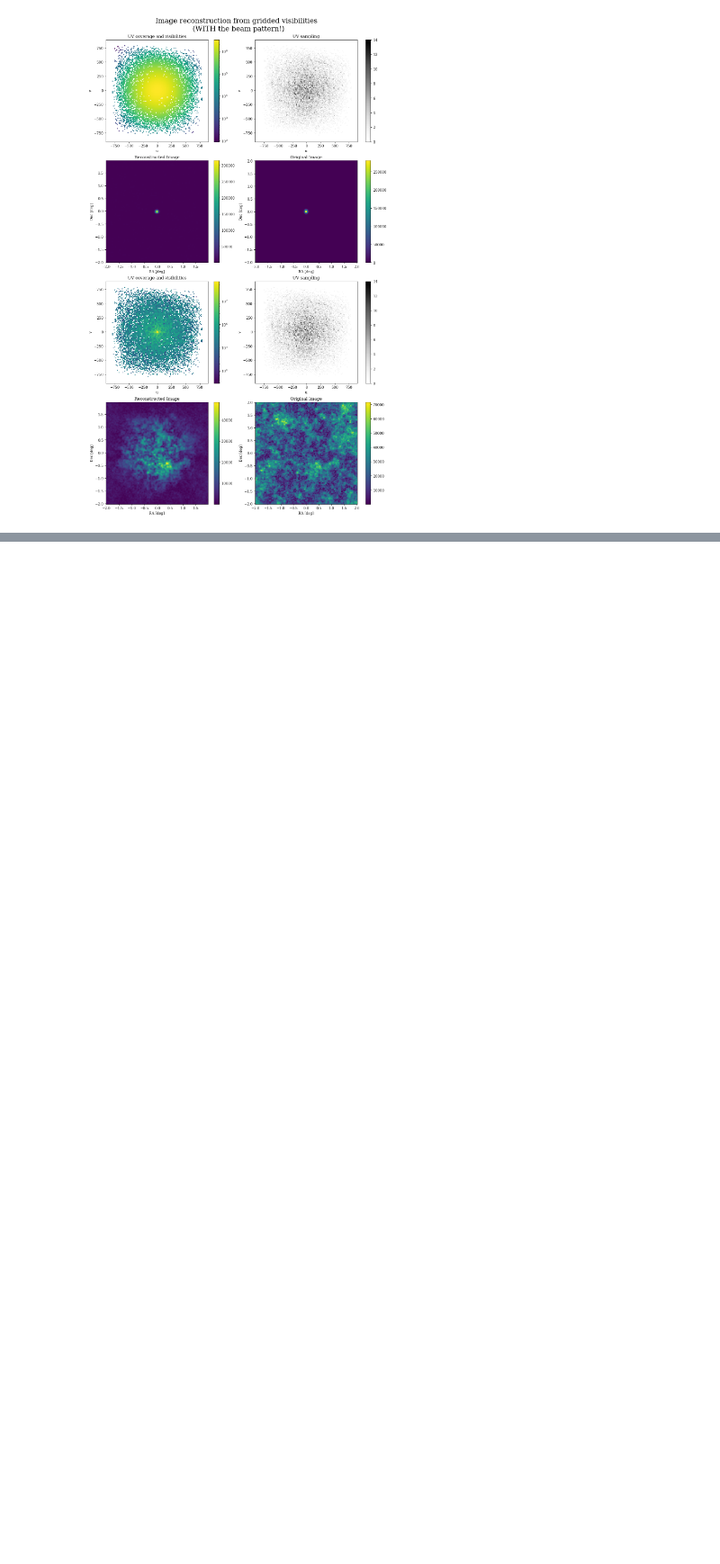
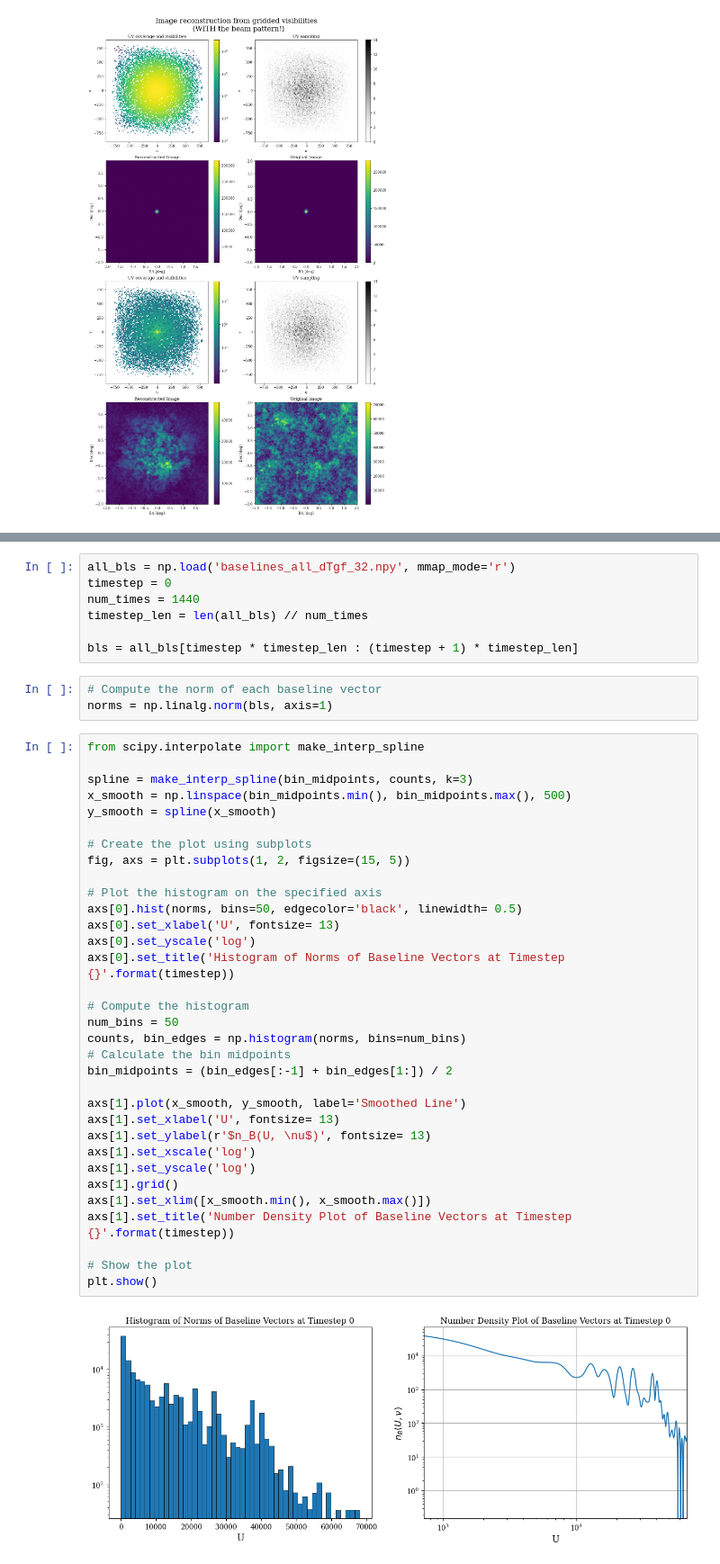
Before and after one commit to vitraj/visest, a Jupyter notebook: Misc_tests_notebook.ipynb, the cells around one changed output, grey strips where cells are left out. Shown at 90% size. Saved outputs shown, nothing was run; the diff lists cells and outputs as text; blank space fills up the shorter version.

```diff
--- a/Misc_tests_notebook.ipynb
+++ b/Misc_tests_notebook.ipynb
@@ -797,0 +830,45 @@ plt.colorbar(im31, ax=axs[3,1])
+# %%
+all_bls = np.load('baselines_all_dTgf_32.npy', mmap_mode='r')
+timestep = 0
+num_times = 1440
+timestep_len = len(all_bls) // num_times
+
+bls = all_bls[timestep * timestep_len : (timestep + 1) * timestep_len]
+# %%
+# Compute the norm of each baseline vector
+norms = np.linalg.norm(bls, axis=1)
+# %%
+from scipy.interpolate import make_interp_spline
+
+spline = make_interp_spline(bin_midpoints, counts, k=3)
+x_smooth = np.linspace(bin_midpoints.min(), bin_midpoints.max(), 500)
+y_smooth = spline(x_smooth)
+
+# Create the plot using subplots
+fig, axs = plt.subplots(1, 2, figsize=(15, 5))
+
+# Plot the histogram on the specified axis
+axs[0].hist(norms, bins=50, edgecolor='black', linewidth= 0.5)
+axs[0].set_xlabel('U', fontsize= 13)
+axs[0].set_yscale('log')
+axs[0].set_title('Histogram of Norms of Baseline Vectors at Timestep {}'.format(timestep))
+
+# Compute the histogram
+num_bins = 50
+counts, bin_edges = np.histogram(norms, bins=num_bins)
+# Calculate the bin midpoints
+bin_midpoints = (bin_edges[:-1] + bin_edges[1:]) / 2
+
+axs[1].plot(x_smooth, y_smooth, label='Smoothed Line')
+axs[1].set_xlabel('U', fontsize= 13)
+axs[1].set_ylabel(r'$n_B(U, \nu$)', fontsize= 13)
+axs[1].set_xscale('log')
+axs[1].set_yscale('log')
+axs[1].grid()
+axs[1].set_xlim([x_smooth.min(), x_smooth.max()])
+axs[1].set_title('Number Density Plot of Baseline Vectors at Timestep {}'.format(timestep))
+
+# Show the plot
+plt.show()
+# %% [output]
+[figure, added]
```
Also changed, not shown: parts of 5 cells of this notebook, 1 other file.
